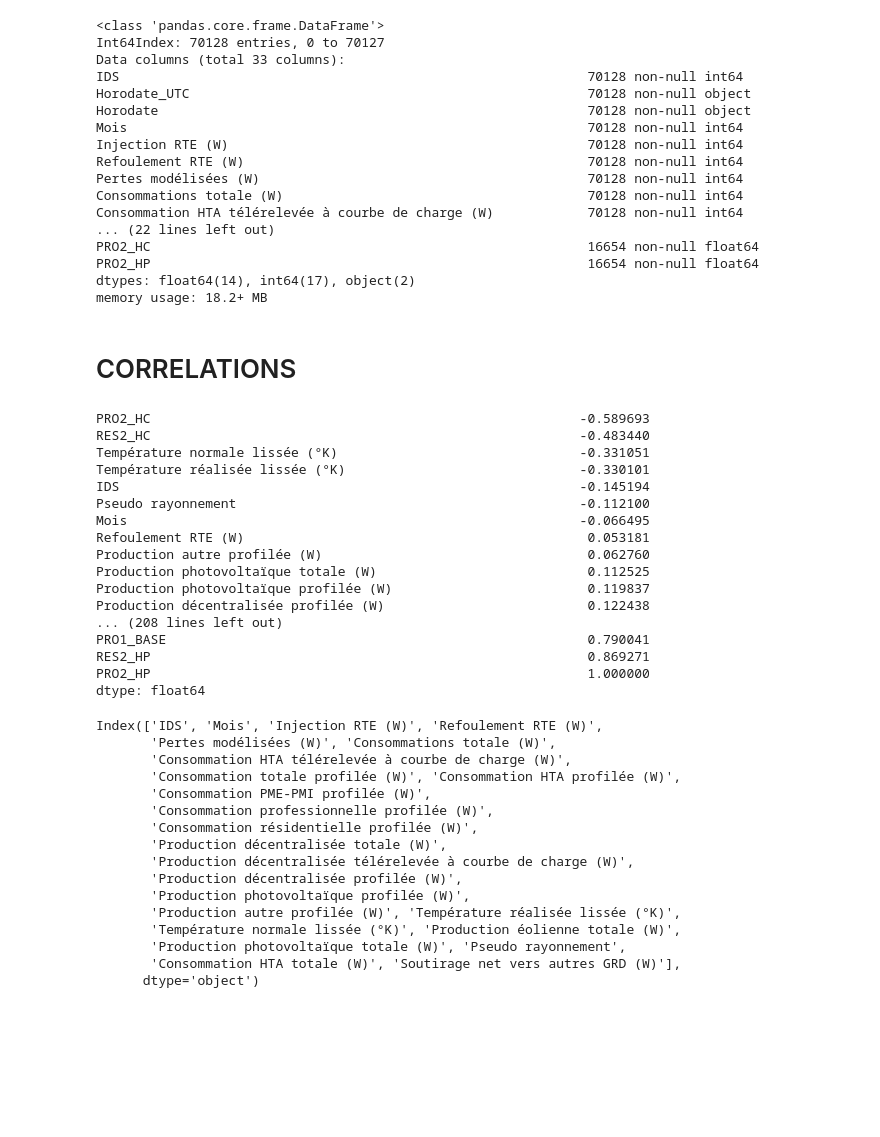
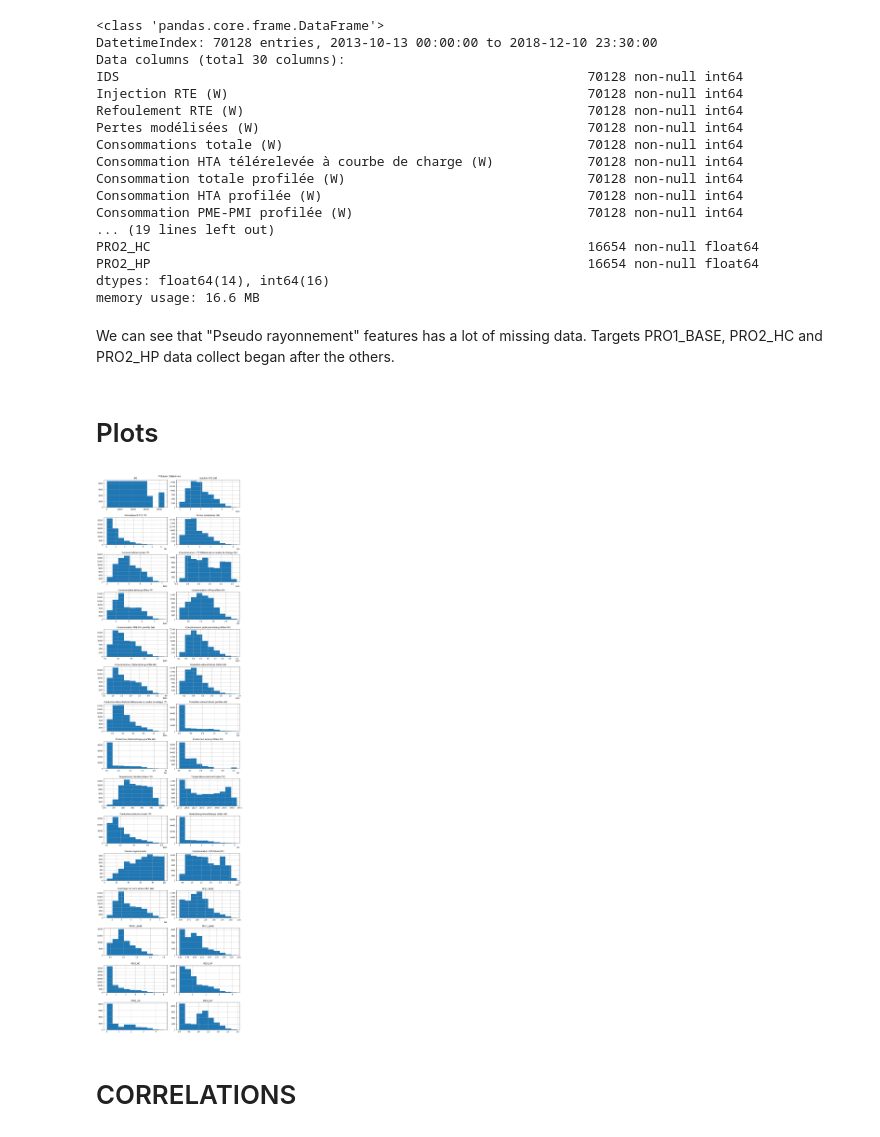
Before and after one commit to etnberz/enedis, a Jupyter notebook: notebooks/EDA.ipynb, the cells around one changed output. Drawn from its saved outputs; the diff is of its cells as text; code cells hidden in the pictures; blank space fills up the shorter version.

```diff
--- a/notebooks/EDA.ipynb
+++ b/notebooks/EDA.ipynb
@@ -110,0 +7,3 @@ train.describe()
+# %%
+train = pd.read_csv(TRAIN_MERGED, index_col=0)
+train.index = pd.to_datetime(train.index)
@@ -112,43 +35,32 @@ train.describe()
 train.info()
 # %% [output]
 <class 'pandas.core.frame.DataFrame'>
-Int64Index: 70128 entries, 0 to 70127
-Data columns (total 33 columns):
+DatetimeIndex: 70128 entries, 2013-10-13 00:00:00 to 2018-12-10 23:30:00
+Data columns (total 30 columns):
 IDS                                                            70128 non-null int64
-Horodate_UTC                                                   70128 non-null object
-Horodate                                                       70128 non-null object
-Mois                                                           70128 non-null int64
 Injection RTE (W)                                              70128 non-null int64
 Refoulement RTE (W)                                            70128 non-null int64
 Pertes modélisées (W)                                          70128 non-null int64
 Consommations totale (W)                                       70128 non-null int64
 Consommation HTA télérelevée à courbe de charge (W)            70128 non-null int64
-... (22 lines left out)
+Consommation totale profilée (W)                               70128 non-null int64
+Consommation HTA profilée (W)                                  70128 non-null int64
+Consommation PME-PMI profilée (W)                              70128 non-null int64
+... (19 lines left out)
 PRO2_HC                                                        16654 non-null float64
 PRO2_HP                                                        16654 non-null float64
-dtypes: float64(14), int64(17), object(2)
-memory usage: 18.2+ MB
+dtypes: float64(14), int64(16)
+memory usage: 16.6 MB
+# %%
+train.drop('Pseudo rayonnement', axis=1, inplace=True)
+# %% [markdown]
+We can see that "Pseudo rayonnement" features has a lot of missing data.
+Targets PRO1_BASE, PRO2_HC and PRO2_HP data collect began after the others.
+# %% [markdown]
+# Plots
+# %%
+hist_plot(train)
+# %% [output]
+[figure, added]
 # %% [markdown]
 # CORRELATIONS
-# %%
-targets = ['RES1_BASE', 'RES11_BASE', 'PRO1_BASE', 'RES2_HC', 'RES2_HP', 'PRO2_HC','PRO2_HP']
-for t in targets:
-    print(train.corrwith(train[t]).sort_values())
-# %% [output]
-PRO2_HC                                                       -0.589693
-RES2_HC                                                       -0.483440
-Température normale lissée (°K)                               -0.331051
-Température réalisée lissée (°K)                              -0.330101
-IDS                                                           -0.145194
-Pseudo rayonnement                                            -0.112100
-Mois                                                          -0.066495
-Refoulement RTE (W)                                            0.053181
-Production autre profilée (W)                                  0.062760
-Production photovoltaïque totale (W)                           0.112525
-Production photovoltaïque profilée (W)                         0.119837
-Production décentralisée profilée (W)                          0.122438
-... (208 lines left out)
-PRO1_BASE                                                      0.790041
-RES2_HP                                                        0.869271
-PRO2_HP                                                        1.000000
-dtype: float64
@@ -157,19 +66,0 @@ dfcor = train.drop(['RES1_BASE', 'RES11_BASE', 'PRO1_BASE', 'RES2_HC', 'RES2_HP'
-# %%
-dfcor.columns
-# %% [output]
-Index(['IDS', 'Mois', 'Injection RTE (W)', 'Refoulement RTE (W)',
-       'Pertes modélisées (W)', 'Consommations totale (W)',
-       'Consommation HTA télérelevée à courbe de charge (W)',
-       'Consommation totale profilée (W)', 'Consommation HTA profilée (W)',
-       'Consommation PME-PMI profilée (W)',
-       'Consommation professionnelle profilée (W)',
-       'Consommation résidentielle profilée (W)',
-       'Production décentralisée totale (W)',
-       'Production décentralisée télérelevée à courbe de charge (W)',
-       'Production décentralisée profilée (W)',
-       'Production photovoltaïque profilée (W)',
-       'Production autre profilée (W)', 'Température réalisée lissée (°K)',
-       'Température normale lissée (°K)', 'Production éolienne totale (W)',
-       'Production photovoltaïque totale (W)', 'Pseudo rayonnement',
-       'Consommation HTA totale (W)', 'Soutirage net vers autres GRD (W)'],
-      dtype='object')
```
Also changed, not shown: parts of 36 cells of this notebook, 2 other files.
